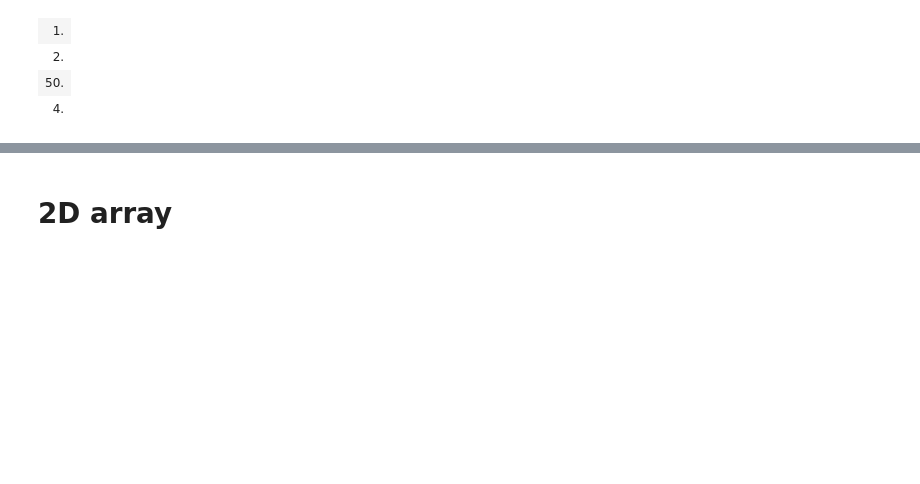
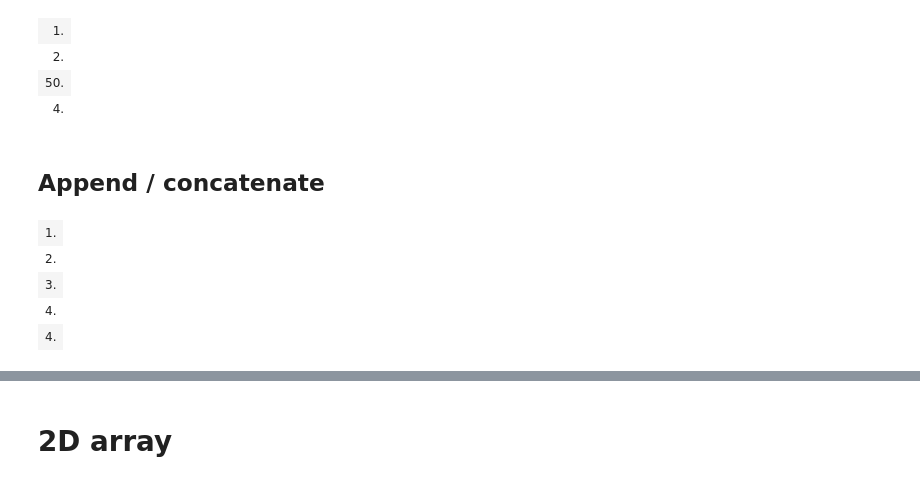
Before and after one commit to arek544/DBSCAN, a Jupyter notebook: cpp/Tutorial-Cpp.ipynb, the cells around one changed output, grey strips where cells are left out. Cells and saved outputs as stored; diff of their text form; code cells hidden in the pictures; blank space fills up the shorter version.

```diff
--- a/cpp/Tutorial-Cpp.ipynb
+++ b/cpp/Tutorial-Cpp.ipynb
@@ -64,3 +218,15 @@ a
 | 2. |
 | 50. |
 | 4. |
+# %% [markdown]
+## Append / concatenate
+# %%
+xarray<double> a = {1, 2, 3, 4};
+xarray<double> b = {4};
+concatenate(xtuple(a, b))
+# %% [output]
+| 1. |
+| 2. |
+| 3. |
+| 4. |
+| 4. |
```
Also changed, not shown: parts of 39 cells of this notebook.
